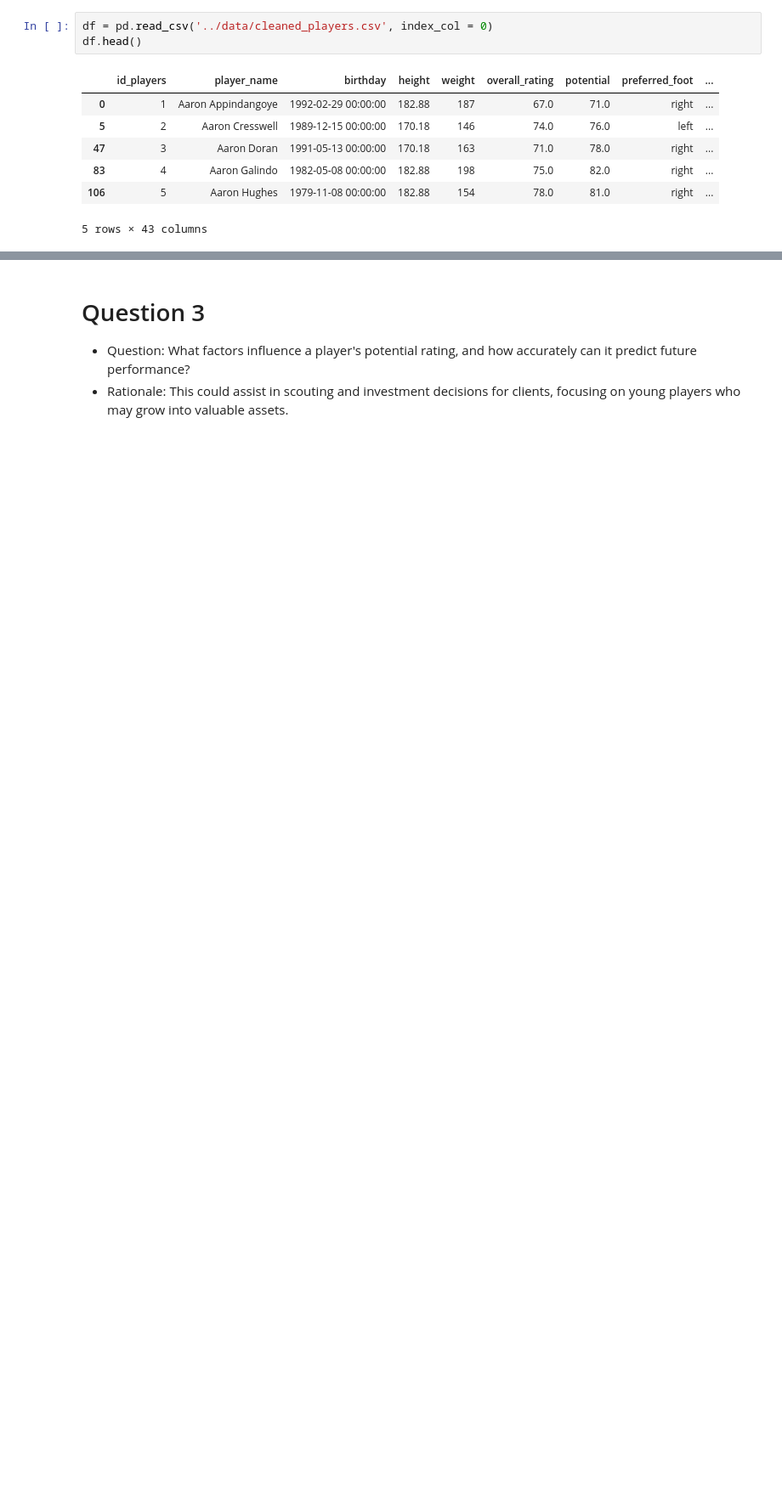
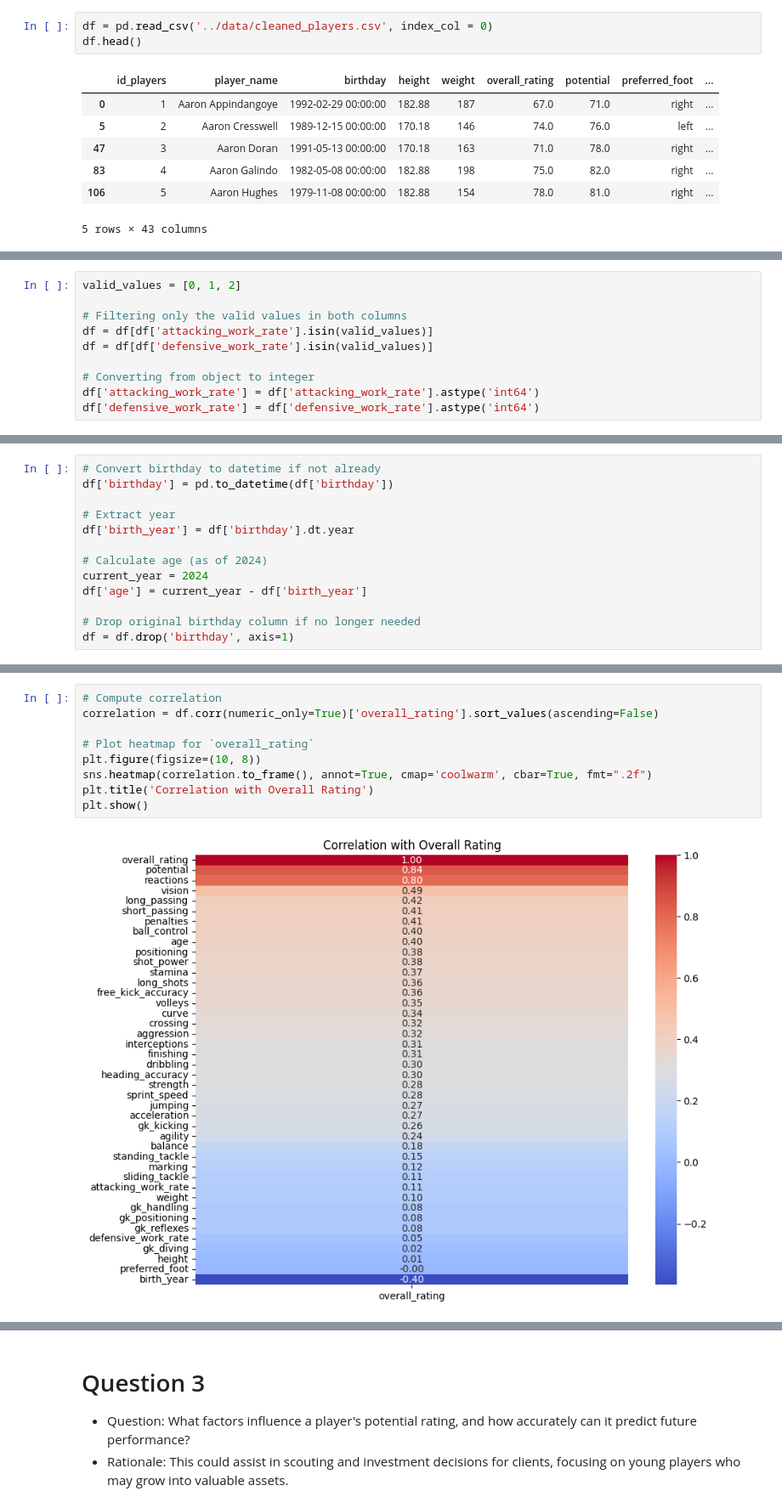
Before and after one commit to falba3/AdvancedDataAnalytics, a Jupyter notebook: notebooks/franco_questions3_5_6.ipynb, the cells around one changed output, grey strips where cells are left out. Shown: that part at 85% size. Saved outputs shown, nothing was run; the diff lists cells and outputs as text; blank space fills up the shorter version.

```diff
--- a/notebooks/franco_questions3_5_6.ipynb
+++ b/notebooks/franco_questions3_5_6.ipynb
@@ -18,0 +101,10 @@ df.head()
+# %%
+valid_values = [0, 1, 2]
+
+# Filtering only the valid values in both columns
+df = df[df['attacking_work_rate'].isin(valid_values)]
+df = df[df['defensive_work_rate'].isin(valid_values)]
+
+# Converting from object to integer
+df['attacking_work_rate'] = df['attacking_work_rate'].astype('int64')
+df['defensive_work_rate'] = df['defensive_work_rate'].astype('int64')
@@ -43,0 +139,13 @@ memory usage: 3.4+ MB
+# %%
+# Convert birthday to datetime if not already
+df['birthday'] = pd.to_datetime(df['birthday'])
+
+# Extract year
+df['birth_year'] = df['birthday'].dt.year
+
+# Calculate age (as of 2024)
+current_year = 2024
+df['age'] = current_year - df['birth_year']
+
+# Drop original birthday column if no longer needed
+df = df.drop('birthday', axis=1)
@@ -43,0 +214,11 @@ memory usage: 3.4+ MB
+# %%
+# Compute correlation
+correlation = df.corr(numeric_only=True)['overall_rating'].sort_values(ascending=False)
+
+# Plot heatmap for `overall_rating`
+plt.figure(figsize=(10, 8))
+sns.heatmap(correlation.to_frame(), annot=True, cmap='coolwarm', cbar=True, fmt=".2f")
+plt.title('Correlation with Overall Rating')
+plt.show()
+# %% [output]
+[figure, added]
```
Also changed, not shown: parts of 31 cells of this notebook, 1 other file.
